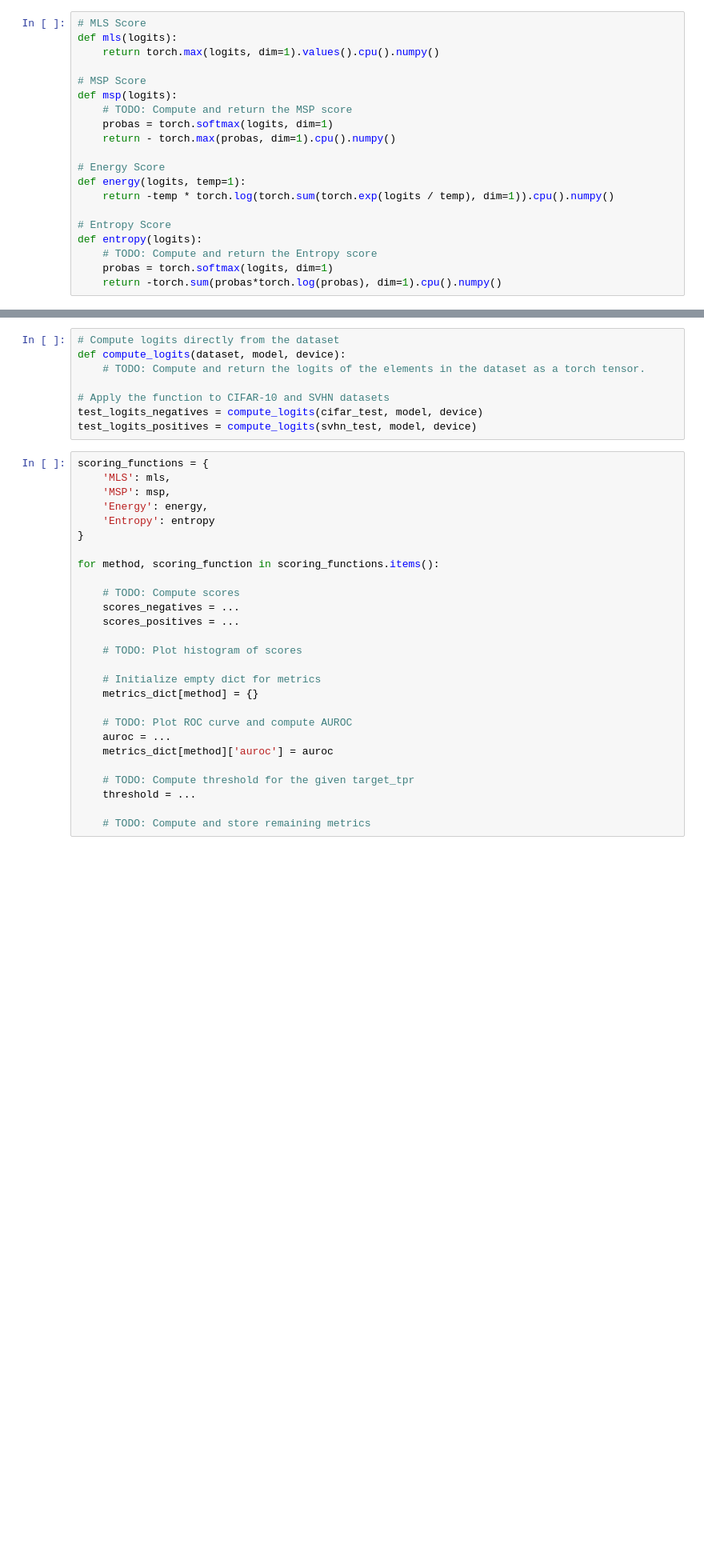
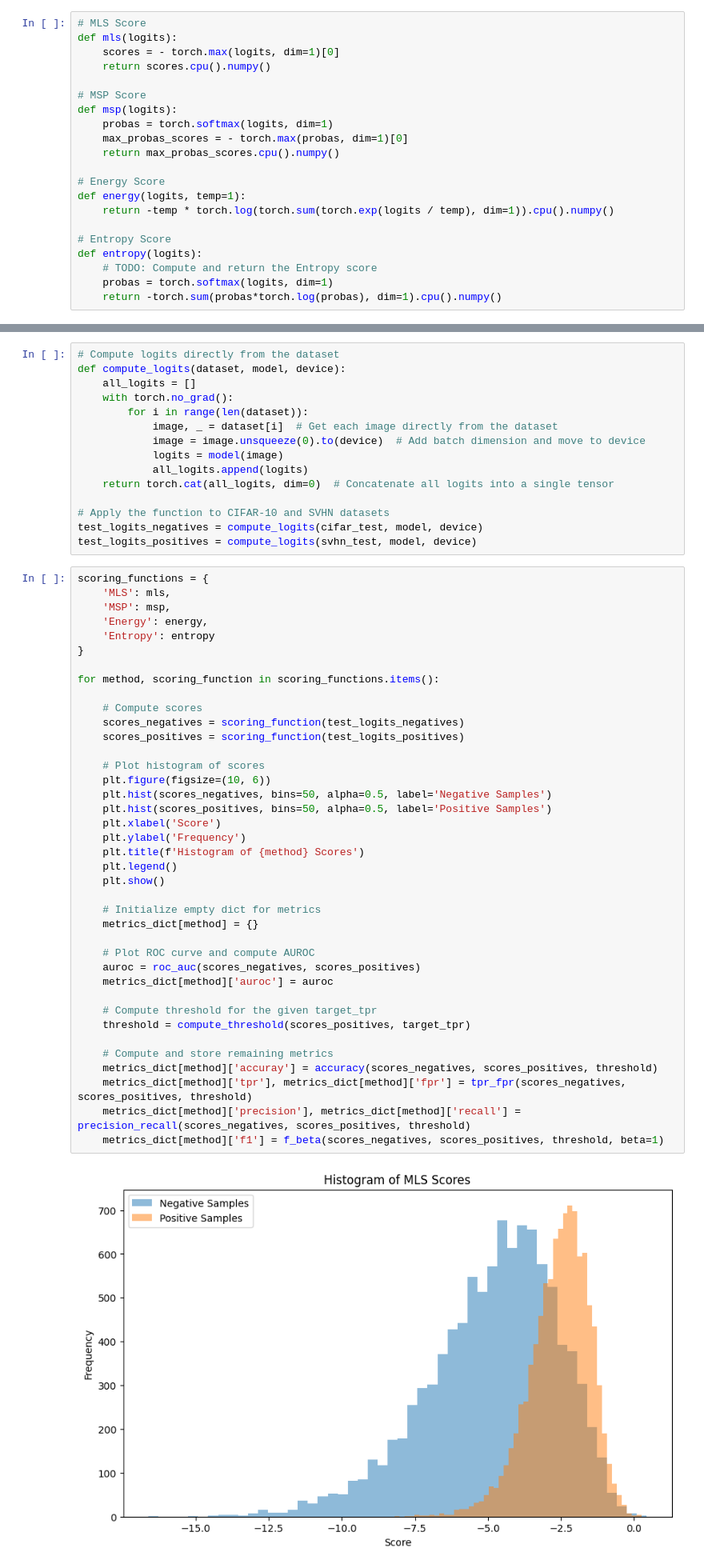
Before and after one commit to Cirrusfloccus31/AIF, a Jupyter notebook: ood/ad_ood_unsolved.ipynb, the cells around one changed output, grey strips where cells are left out. Shown at 80% size. Cells and saved outputs as stored; diff of their text form; blank space fills up the shorter version.

```diff
--- a/ood/ad_ood_unsolved.ipynb
+++ b/ood/ad_ood_unsolved.ipynb
@@ -333,13 +333,14 @@ and returns the array of test point scores.
 # %%
 # MLS Score
 def mls(logits):
-    return torch.max(logits, dim=1).values().cpu().numpy()
+    scores = - torch.max(logits, dim=1)[0]
+    return scores.cpu().numpy()
 
 # MSP Score
 def msp(logits):
-    # TODO: Compute and return the MSP score
     probas = torch.softmax(logits, dim=1)
-    return - torch.max(probas, dim=1).cpu().numpy()
+    max_probas_scores = - torch.max(probas, dim=1)[0]
+    return max_probas_scores.cpu().numpy()
 
 # Energy Score
 def energy(logits, temp=1):
@@ -461,7 +479,14 @@ metrics_dict = {}
 # %%
 # Compute logits directly from the dataset
 def compute_logits(dataset, model, device):
-    # TODO: Compute and return the logits of the elements in the dataset as a torch tensor.
+    all_logits = []
+    with torch.no_grad():
+        for i in range(len(dataset)):
+            image, _ = dataset[i]  # Get each image directly from the dataset
+            image = image.unsqueeze(0).to(device)  # Add batch dimension and move to device
+            logits = model(image)
+            all_logits.append(logits)
+    return torch.cat(all_logits, dim=0)  # Concatenate all logits into a single tensor
 
 # Apply the function to CIFAR-10 and SVHN datasets
 test_logits_negatives = compute_logits(cifar_test, model, device)
@@ -469,27 +494,41 @@ test_logits_positives = compute_logits(svhn_test, model, device)
 # %%
 scoring_functions = {
     'MLS': mls,
     'MSP': msp,
     'Energy': energy,
     'Entropy': entropy
 }
 
 for method, scoring_function in scoring_functions.items():
 
-    # TODO: Compute scores
-    scores_negatives = ...
-    scores_positives = ...
+    # Compute scores
+    scores_negatives = scoring_function(test_logits_negatives)
+    scores_positives = scoring_function(test_logits_positives)
 
-    # TODO: Plot histogram of scores
+    # Plot histogram of scores
+    plt.figure(figsize=(10, 6))
+    plt.hist(scores_negatives, bins=50, alpha=0.5, label='Negative Samples')
+    plt.hist(scores_positives, bins=50, alpha=0.5, label='Positive Samples')
+    plt.xlabel('Score')
+    plt.ylabel('Frequency')
+    plt.title(f'Histogram of {method} Scores')
+    plt.legend()
+    plt.show()
 
     # Initialize empty dict for metrics
     metrics_dict[method] = {}
 
-    # TODO: Plot ROC curve and compute AUROC
-    auroc = ...
+    # Plot ROC curve and compute AUROC
+    auroc = roc_auc(scores_negatives, scores_positives)
     metrics_dict[method]['auroc'] = auroc
 
-    # TODO: Compute threshold for the given target_tpr
-    threshold = ...
+    # Compute threshold for the given target_tpr
+    threshold = compute_threshold(scores_positives, target_tpr)
 
-    # TODO: Compute and store remaining metrics
+    # Compute and store remaining metrics
+    metrics_dict[method]['accuray'] = accuracy(scores_negatives, scores_positives, threshold)
+    metrics_dict[method]['tpr'], metrics_dict[method]['fpr'] = tpr_fpr(scores_negatives, scores_positives, threshold)
+    metrics_dict[method]['precision'], metrics_dict[method]['recall'] = precision_recall(scores_negatives, scores_positives, threshold)
+    metrics_dict[method]['f1'] = f_beta(scores_negatives, scores_positives, threshold, beta=1)
+# %% [output]
+[figure, added]
```
Also changed, not shown: parts of 18 cells of this notebook.
